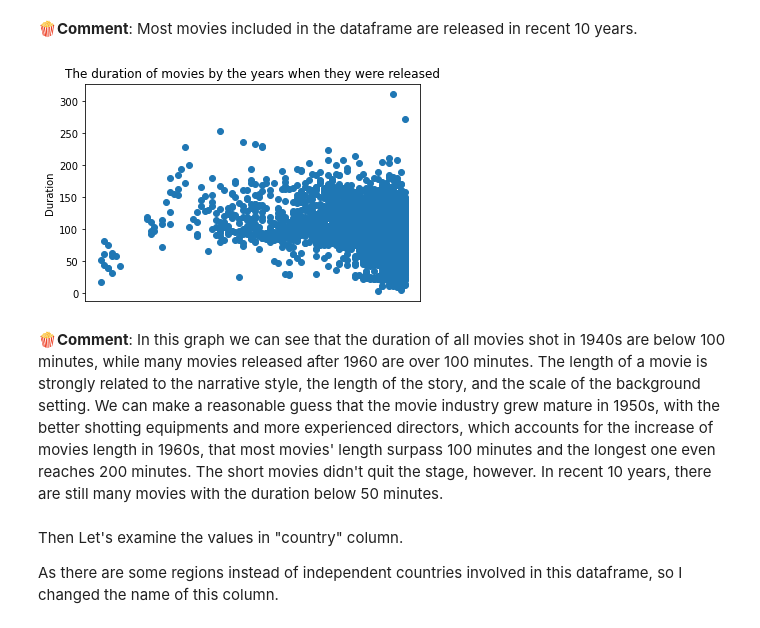
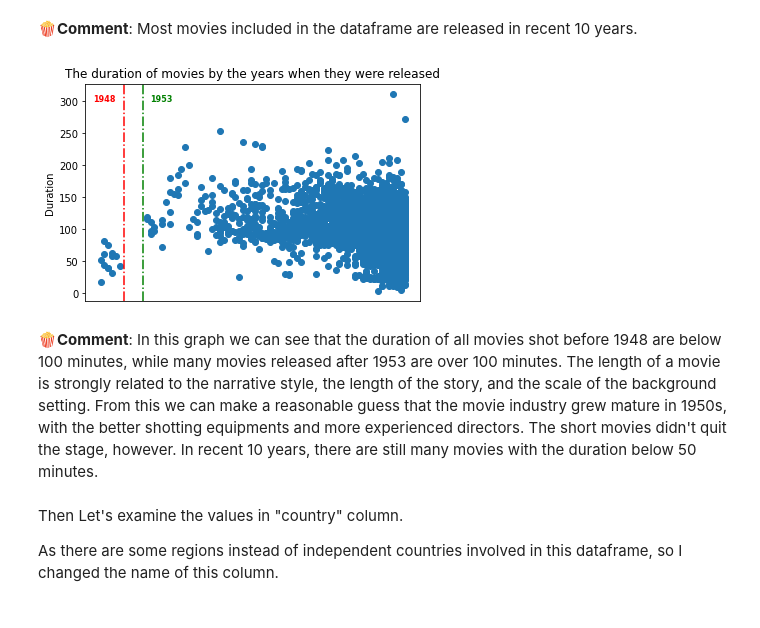
Before and after one commit to Shawn0918/Movie_tags_extraction, a Jupyter notebook: Final Project.ipynb, the cells around one changed output. Cells and saved outputs as stored; diff of their text form; code cells hidden in the pictures.

```diff
--- a/Final Project.ipynb
+++ b/Final Project.ipynb
@@ -158,14 +158,20 @@ plt.show()
 # %%
 fig,ax = plt.subplots()
 ax.scatter(movies['release_year'], movies['duration'])
 ax.get_xaxis().set_visible(False)
 ax.set_ylabel('Duration')
 ax.set_title('The duration of movies by the years when they were released')
+plt.axvline(1948,c='r',ls='-.')
+plt.axvline(1953,c='g',ls='-.')
+plt.annotate('1948', xy=(1948, 300), xytext=(1940, 300),
+            weight='bold', color='red',fontsize=8)
+plt.annotate('1953', xy=(1953, 300), xytext=(1955, 300),
+            weight='bold', color='green',fontsize=8)
 plt.show()
 # %% [output]
-[figure, old version]
+[figure, new version]
 # %% [markdown]
-**🍿️Comment**: In this graph we can see that the duration of all movies shot in 1940s are below 100 minutes, while many movies released after 1960 are over 100 minutes. The length of a movie is strongly related to the narrative style, the length of the story, and the scale of the background setting. We can make a reasonable guess that the movie industry grew mature in 1950s, with the better shotting equipments and more experienced directors, which accounts for the increase of movies length in 1960s, that most movies' length surpass 100 minutes and the longest one even reaches 200 minutes. The short movies didn't quit the stage, however. In recent 10 years, there are still many movies with the duration below 50 minutes.
+**🍿️Comment**: In this graph we can see that the duration of all movies shot before 1948 are below 100 minutes, while many movies released after 1953 are over 100 minutes. The length of a movie is strongly related to the narrative style, the length of the story, and the scale of the background setting. From this we can make a reasonable guess that the movie industry grew mature in 1950s, with the better shotting equipments and more experienced directors. The short movies didn't quit the stage, however. In recent 10 years, there are still many movies with the duration below 50 minutes.
 # %% [markdown]
 Then Let's examine the values in "country" column.
 
```
Also changed, not shown: parts of 3 cells of this notebook.
